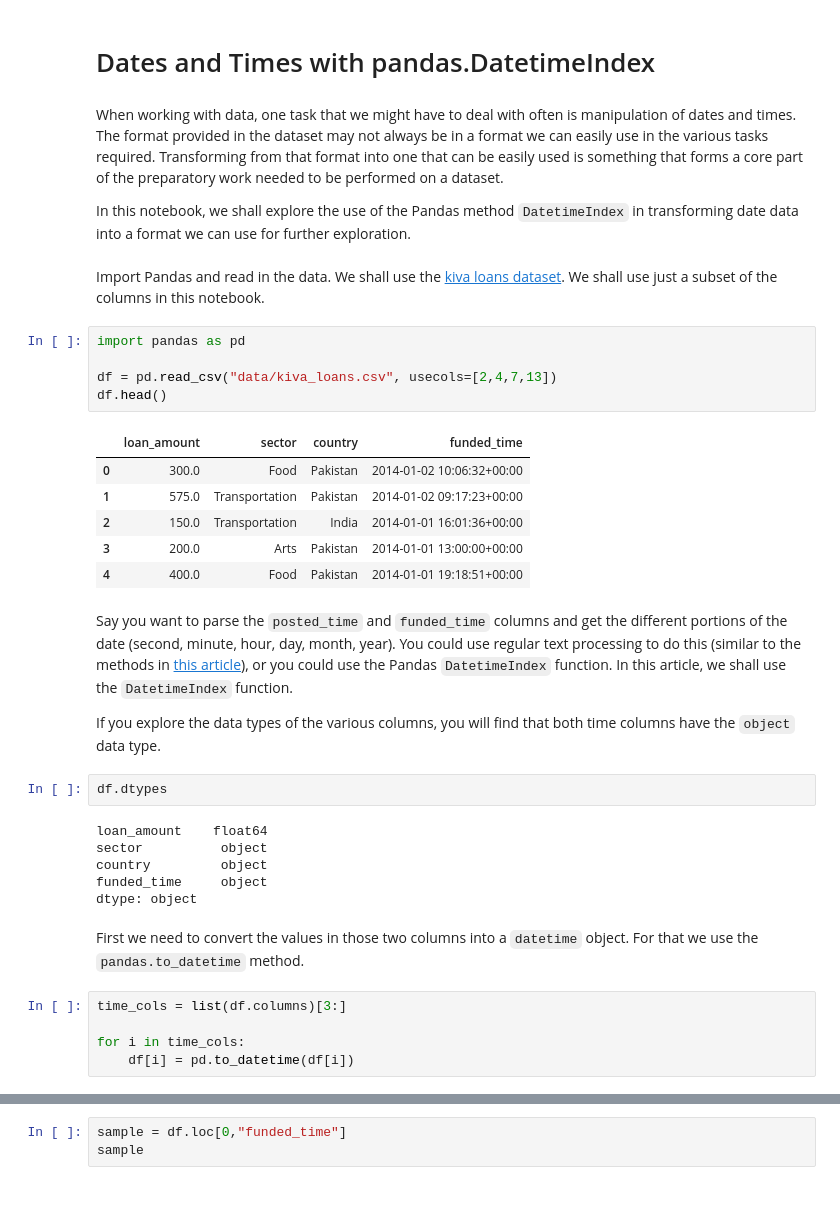
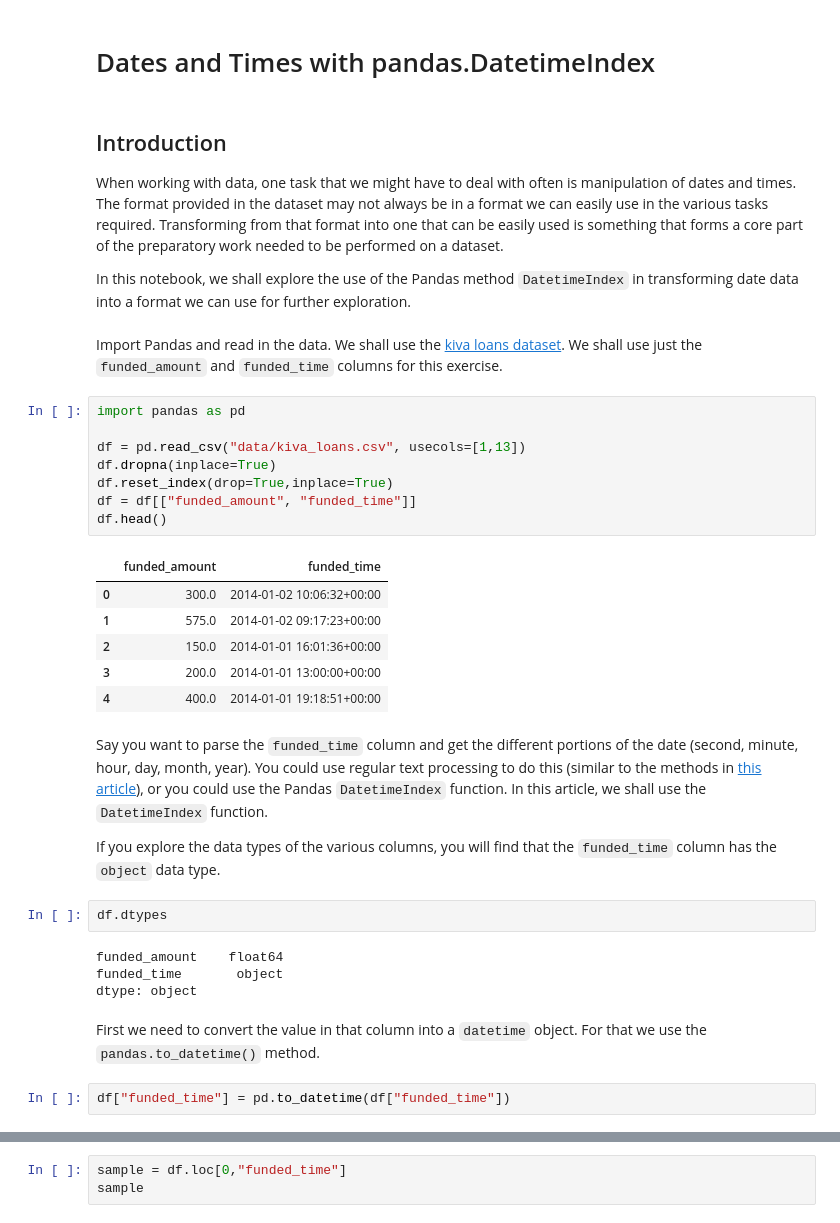
Before and after one commit to ericgitonga/articles, a Jupyter notebook: datetime/DatetimeIndex.ipynb, the cells around one changed output, grey strips where cells are left out. Saved outputs shown, nothing was run; the diff lists cells and outputs as text; blank space fills up the shorter version.

```diff
--- a/datetime/DatetimeIndex.ipynb
+++ b/datetime/DatetimeIndex.ipynb
@@ -1,40 +1,40 @@
 # %% [markdown]
 # Dates and Times with pandas.DatetimeIndex
 # %% [markdown]
+## Introduction
+
 When working with data, one task that we might have to deal with often is manipulation of dates and times. The format provided in the dataset may not always be in a format we can easily use in the various tasks required. Transforming from that format into one that can be easily used is something that forms a core part of the preparatory work needed to be performed on a dataset.
 
 In this notebook, we shall explore the use of the Pandas method `DatetimeIndex` in transforming date data into a format we can use for further exploration.
 # %% [markdown]
-Import Pandas and read in the data. We shall use the [kiva loans dataset](https://www.kaggle.com/kiva/data-science-for-good-kiva-crowdfunding?select=kiva_loans.csv). We shall use just a subset of the columns in this notebook.
+Import Pandas and read in the data. We shall use the [kiva loans dataset](https://www.kaggle.com/kiva/data-science-for-good-kiva-crowdfunding?select=kiva_loans.csv). We shall use just the `funded_amount` and `funded_time` columns for this exercise.
 # %%
 import pandas as pd
 
-df = pd.read_csv("data/kiva_loans.csv", usecols=[2,4,7,13])
+df = pd.read_csv("data/kiva_loans.csv", usecols=[1,13])
+df.dropna(inplace=True)
+df.reset_index(drop=True,inplace=True)
+df = df[["funded_amount", "funded_time"]]
 df.head()
 # %% [output]
-|  | loan_amount | sector | country | funded_time |
-| 0 | 300.0 | Food | Pakistan | 2014-01-02 10:06:32+00:00 |
-| 1 | 575.0 | Transportation | Pakistan | 2014-01-02 09:17:23+00:00 |
-| 2 | 150.0 | Transportation | India | 2014-01-01 16:01:36+00:00 |
-| 3 | 200.0 | Arts | Pakistan | 2014-01-01 13:00:00+00:00 |
-| 4 | 400.0 | Food | Pakistan | 2014-01-01 19:18:51+00:00 |
+|  | funded_amount | funded_time |
+| 0 | 300.0 | 2014-01-02 10:06:32+00:00 |
+| 1 | 575.0 | 2014-01-02 09:17:23+00:00 |
+| 2 | 150.0 | 2014-01-01 16:01:36+00:00 |
+| 3 | 200.0 | 2014-01-01 13:00:00+00:00 |
+| 4 | 400.0 | 2014-01-01 19:18:51+00:00 |
 # %% [markdown]
-Say you want to parse the `posted_time` and `funded_time` columns and get the different portions of the date (second, minute, hour, day, month, year). You could use regular text processing to do this (similar to the methods in [this article](https://medium.com/analytics-vidhya/parsing-a-text-column-with-python-bf8fde6a771a)), or you could use the Pandas `DatetimeIndex` function. In this article, we shall use the `DatetimeIndex` function.
+Say you want to parse the `funded_time` column and get the different portions of the date (second, minute, hour, day, month, year). You could use regular text processing to do this (similar to the methods in [this article](https://medium.com/analytics-vidhya/parsing-a-text-column-with-python-bf8fde6a771a)), or you could use the Pandas `DatetimeIndex` function. In this article, we shall use the `DatetimeIndex` function.
 
-If you explore the data types of the various columns, you will find that both time columns have the `object` data type.
+If you explore the data types of the various columns, you will find that the `funded_time` column has the `object` data type.
 # %%
 df.dtypes
 # %% [output]
-loan_amount    float64
-sector          object
-country         object
-funded_time     object
+funded_amount    float64
+funded_time       object
 dtype: object
 # %% [markdown]
-First we need to convert the values in those two columns into a `datetime` object. For that we use the `pandas.to_datetime` method.
+First we need to convert the value in that column into a `datetime` object. For that we use the `pandas.to_datetime()` method.
-# %%
-time_cols = list(df.columns)[3:]
-
-for i in time_cols:
-    df[i] = pd.to_datetime(df[i])
+# %%
+df["funded_time"] = pd.to_datetime(df["funded_time"])
 # %% [markdown]
```
Also changed, not shown: parts of 31 cells of this notebook.
